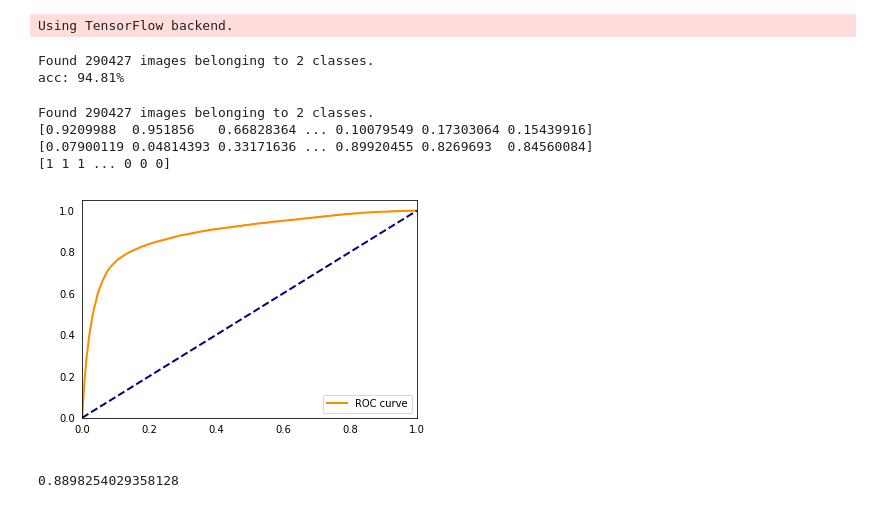
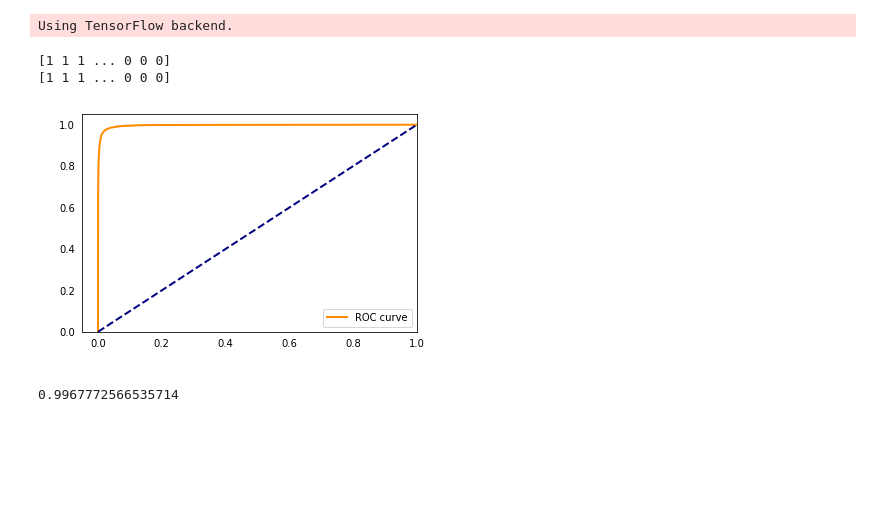
Before and after one commit to marcore94/Sealions, a Jupyter notebook: results_testing_weighted.ipynb, the cells around one changed output. Saved outputs shown, nothing was run; the diff lists cells and outputs as text; code cells hidden in the pictures; blank space fills up the shorter version.

```diff
--- a/results_testing_weighted.ipynb
+++ b/results_testing_weighted.ipynb
@@ -53,19 +74,3 @@ CB_CKPT_PATH = "./binary_classifier/net_2_current_best_checkpoint.hdf5"
 # Load model
 
 model = keras.models.load_model(MODEL_PATH)
-# %%
-# Test
-
-test_datagen = ImageDataGenerator(rescale=1./255)
-# Evaluate model on test data through flow_from_directory
-loss_and_metrics = model.evaluate_generator(test_datagen.flow_from_directory(
-    directory=TEST_PATH,
-    target_size=(IM_HEIGHT, IM_WIDTH),
-    classes=['0_sea_lions', '1_background'],
-    batch_size=BATCH_SIZE
-), steps=TEST_STEPS, workers=8, max_queue_size=50)
-
-print("%s: %.2f%%" % (model.metrics_names[1], loss_and_metrics[1]*100))
-# %% [output]
-Found 290427 images belonging to 2 classes.
-acc: 94.81%
@@ -77,38 +77,60 @@ def prediction_generator_ffd():
 # %%
 # Plot ROC
-Y_tmp = []
-gen = prediction_generator_ffd()
-Y_pred_bin = model.predict_generator(gen, steps=TEST_STEPS)
-Y_pred = Y_pred_bin[:, 0]
+
+lst = []
+Y_pred = []
+Y_pred_prob = []
+Y_roc_true = []
+tmp = os.listdir(TEST_PATH + '0_sea_lions')
+for elem in tmp:
+    lst.append(list((TEST_PATH + '0_sea_lions/' + elem, 'sea_lion')))
+tmp = os.listdir(TEST_PATH + '1_background')
+for elem in tmp:
+    lst.append(list((TEST_PATH + '1_background/' + elem, 'background')))
+for elem in lst:
+    img = cv2.imread(elem[0])
+    X = np.reshape(img_to_array(img), (1, 96, 96, 3))
+    X.astype('float32')
+    X /= 255
+    if elem[1] == 'sea_lion':
+        expected_class = [1, 0]
+    else:
+        expected_class = [0, 1]
+    prediction = model.predict(X, batch_size=1)
+    if prediction[0][0] > prediction[0][1]:
+        predicted_class = [1, 0]
+    else:
+        predicted_class = [0, 1]
+    Y_pred = Y_pred + [predicted_class[0]]
+    Y_pred_prob = Y_pred_prob + [prediction[0][0]]
+    Y_roc_true = Y_roc_true + [expected_class[0]]
+
+Y_pred = np.array(Y_pred)
+Y_pred_prob = np.array(Y_pred_prob)
+Y_roc_true = np.array(Y_roc_true)
 print(Y_pred)
-print(Y_pred_bin[:,1])
-Y_roc_true_bin = np.array([[1, 0]]*SL_TEST_SIZE + [[0, 1]]*BKG_TEST_SIZE)
-Y_roc_true = Y_roc_true_bin[:, 0]
 print(Y_roc_true)
-# print(np.shape(Y_roc_true))
-# print(np.shape(Y_pred))
-fpr, tpr, _ = metrics.roc_curve(Y_roc_true, Y_pred)
+
+fpr, tpr, _ = metrics.roc_curve(Y_roc_true, Y_pred_prob)
 plt.figure()
 plt.plot(fpr, tpr, color='darkorange', lw=2, label='ROC curve')
 plt.plot([0, 1], [0, 1], color='navy', lw=2, linestyle='--')
-plt.xlim([0.0, 1.0])
+plt.xlim([-0.05, 1.0])
 plt.ylim([0.0, 1.05])
 plt.xlabel('False Positive Rate', color='white')
 plt.ylabel('True Positive Rate', color='white')
 plt.tick_params(which='both', color='white')
 plt.legend(loc='lower right')
 plt.show()
 # %% [output]
-Found 290427 images belonging to 2 classes.
-[0.9209988  0.951856   0.66828364 ... 0.10079549 0.17303064 0.15439916]
-[0.07900119 0.04814393 0.33171636 ... 0.89920455 0.8269693  0.84560084]
 [1 1 1 ... 0 0 0]
+[1 1 1 ... 0 0 0]
-[figure, old version]
+[figure, new version]
 # %%
 # Evaluate AUC of the ROC
-metrics.roc_auc_score(Y_roc_true, Y_pred)
+metrics.roc_auc_score(Y_roc_true, Y_pred_prob)
 # %% [output]
-0.8898254029358128
+0.9967772566535714
 # %%
 #Compute precision and recall
 
```
Also changed, not shown: parts of 7 cells of this notebook.
